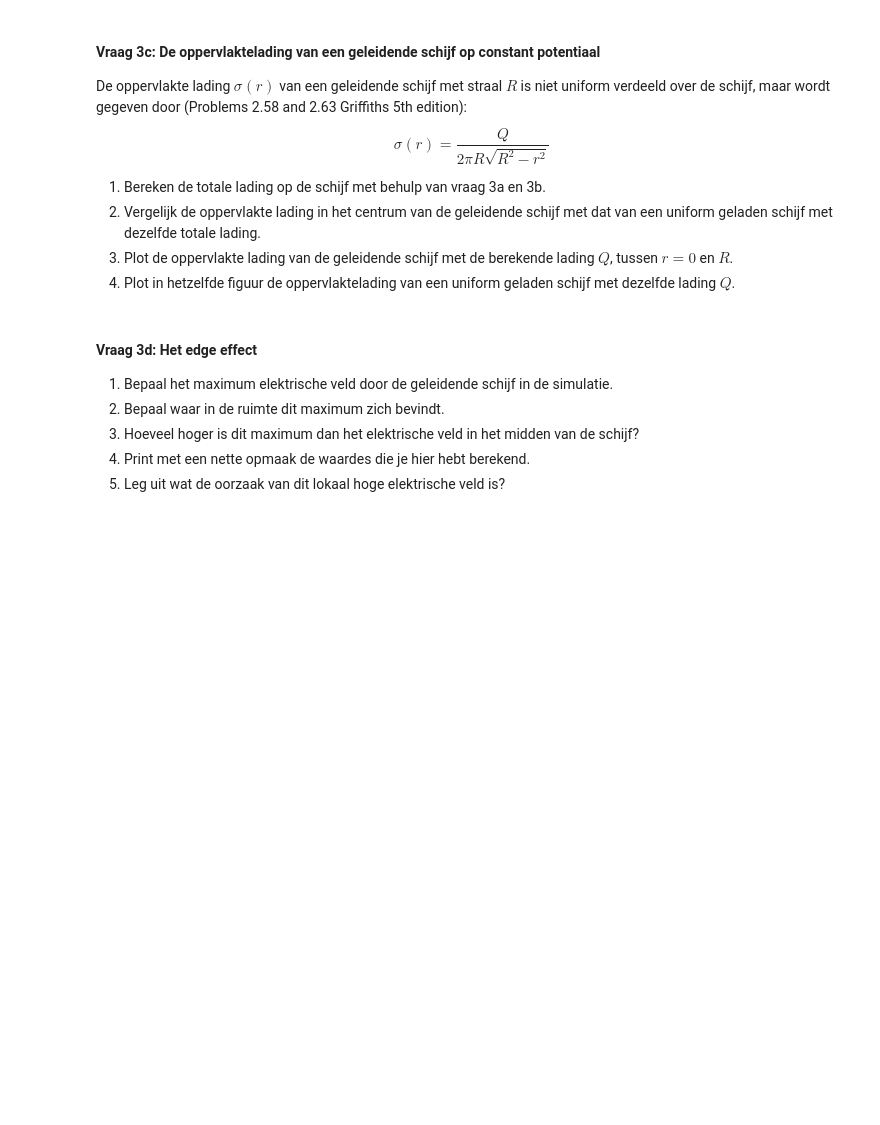
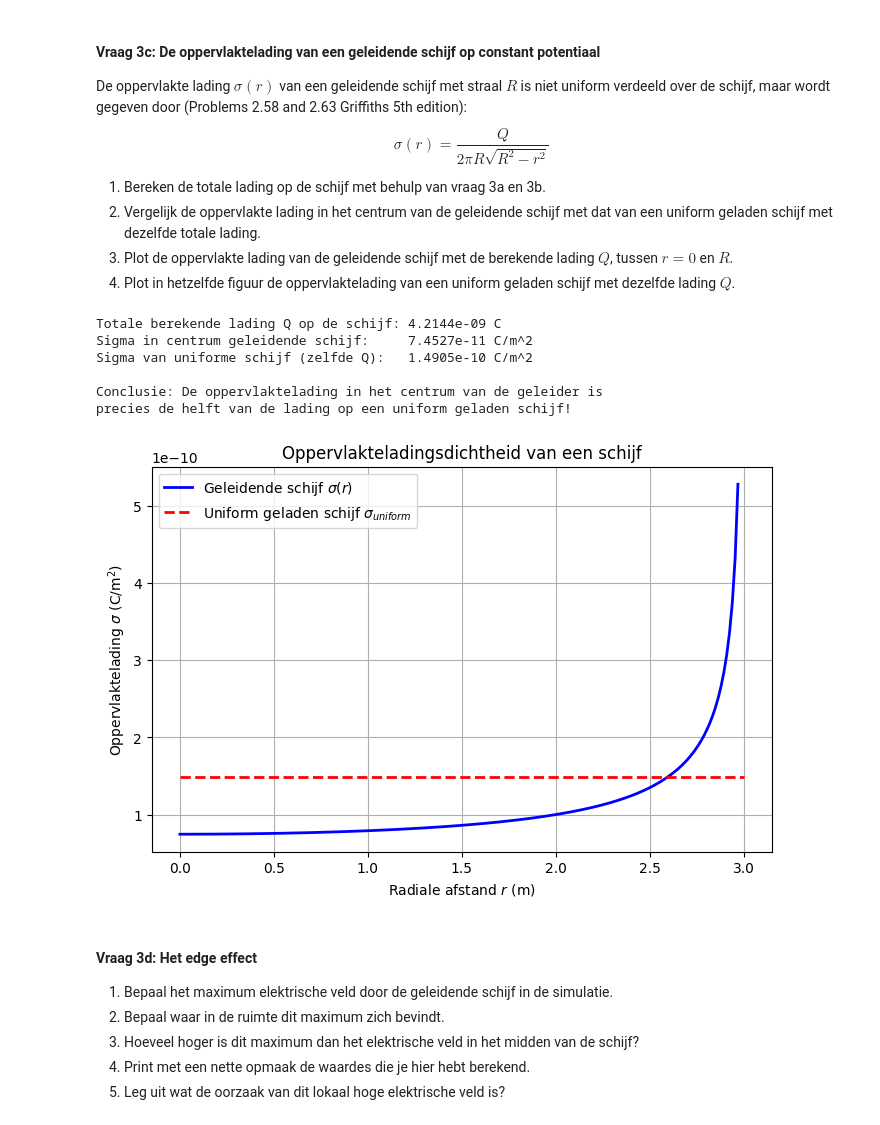
Before and after one commit to moostrum123/opdrachten-DEF-D, a Jupyter notebook: DigitaleOntwerpopdrachten/1CondensatorOpdracht/CondensatorOntwerpopdracht.ipynb, the cells around one changed output. Cells and saved outputs as stored; diff of their text form; code cells hidden in the pictures; blank space fills up the shorter version.

```diff
--- a/DigitaleOntwerpopdrachten/1CondensatorOpdracht/CondensatorOntwerpopdracht.ipynb
+++ b/DigitaleOntwerpopdrachten/1CondensatorOpdracht/CondensatorOntwerpopdracht.ipynb
@@ -384,9 +472,53 @@ $$\sigma(r) = \frac{Q}{2 \pi R \sqrt{R^2 - r^2}}$$
 3. Plot de oppervlakte lading van de geleidende schijf met de berekende lading $Q$, tussen $r = 0$ en $R$.
 4. Plot in hetzelfde figuur de oppervlaktelading van een uniform geladen schijf met dezelfde lading $Q$.
 # %%
-###
-###Jouw code hier###
-###
+import numpy as np
+import matplotlib.pyplot as plt
+
+# 1. Bepaal de totale lading Q met de waarde uit 3b
+# We gaan er hier vanuit dat de variabele uit 3b 'sigma_midden_benadering' heet
+Q = sigma_midden_benadering * 2 * np.pi * (disk_radius**2)
+
+# 2. Bepaal de sigma voor een uniforme schijf met dezelfde lading Q
+sigma_uniform = Q / (np.pi * (disk_radius**2))
+
+# Print de vergelijking netjes uit
+print(f"Totale berekende lading Q op de schijf: {Q:.4e} C")
+print(f"Sigma in centrum geleidende schijf:     {sigma_midden_benadering:.4e} C/m^2")
+print(f"Sigma van uniforme schijf (zelfde Q):   {sigma_uniform:.4e} C/m^2")
+print("\nConclusie: De oppervlaktelading in het centrum van de geleider is")
+print("precies de helft van de lading op een uniform geladen schijf!")
+
+# 3 & 4. --- PLOTTEN ---
+# We maken een array voor r die loopt van 0 tot 99% van de radius.
+# Dit voorkomt een "Division by zero" error op exact r = R.
+r_plot = np.linspace(0, disk_radius * 0.99, 200)
+
+# Bereken sigma(r) voor de geleider met de gegeven formule
+sigma_geleidend = Q / (2 * np.pi * disk_radius * np.sqrt(disk_radius**2 - r_plot**2))
+
+plt.figure(figsize=(8, 5))
+plt.title("Oppervlakteladingsdichtheid van een schijf")
+
+# Plot de geleidende schijf
+plt.plot(r_plot, sigma_geleidend, "b-", linewidth=2, label="Geleidende schijf $\sigma(r)$")
+
+# Plot de uniforme schijf (dit is een rechte horizontale lijn over de hele straal)
+plt.plot([0, disk_radius], [sigma_uniform, sigma_uniform], "r--", linewidth=2, label="Uniform geladen schijf $\sigma_{uniform}$")
+
+plt.legend()
+plt.xlabel("Radiale afstand $r$ (m)")
+plt.ylabel("Oppervlaktelading $\sigma$ (C/m$^2$)")
+plt.grid(True)
+plt.show()
+# %% [output]
+Totale berekende lading Q op de schijf: 4.2144e-09 C
+Sigma in centrum geleidende schijf:     7.4527e-11 C/m^2
+Sigma van uniforme schijf (zelfde Q):   1.4905e-10 C/m^2
+
+Conclusie: De oppervlaktelading in het centrum van de geleider is
+precies de helft van de lading op een uniform geladen schijf!
+[figure, added]
 # %% [markdown]
 #### Vraag 3d: Het edge effect
 
```
Also changed, not shown: parts of 18 cells of this notebook, 1 other file.
